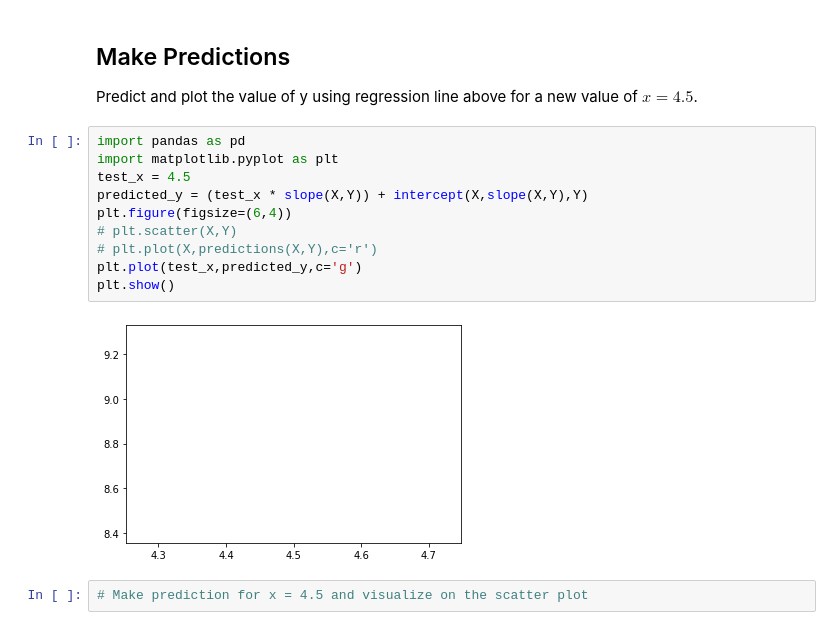
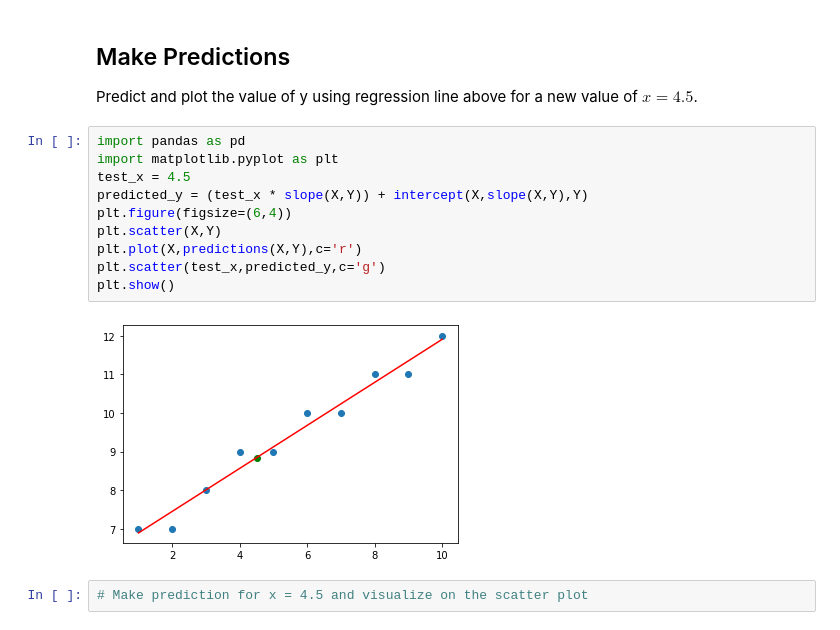
Before and after one commit to OsterMendel/dsc-complete-regression-lab-nyc-ds-021720, a Jupyter notebook: index.ipynb, the cells around one changed output. Cells and saved outputs as stored; diff of their text form.

```diff
--- a/index.ipynb
+++ b/index.ipynb
@@ -89,15 +89,15 @@ Predict and plot the value of y using regression line above for a new value of $
 # %%
 import pandas as pd
 import matplotlib.pyplot as plt
 test_x = 4.5
 predicted_y = (test_x * slope(X,Y)) + intercept(X,slope(X,Y),Y)
 plt.figure(figsize=(6,4))
-# plt.scatter(X,Y)
-# plt.plot(X,predictions(X,Y),c='r')
-plt.plot(test_x,predicted_y,c='g')
+plt.scatter(X,Y)
+plt.plot(X,predictions(X,Y),c='r')
+plt.scatter(test_x,predicted_y,c='g')
 plt.show()
 # %% [output]
-[figure, old version]
+[figure, new version]
 # %%
 # Make prediction for x = 4.5 and visualize on the scatter plot
 # %% [output]
```
